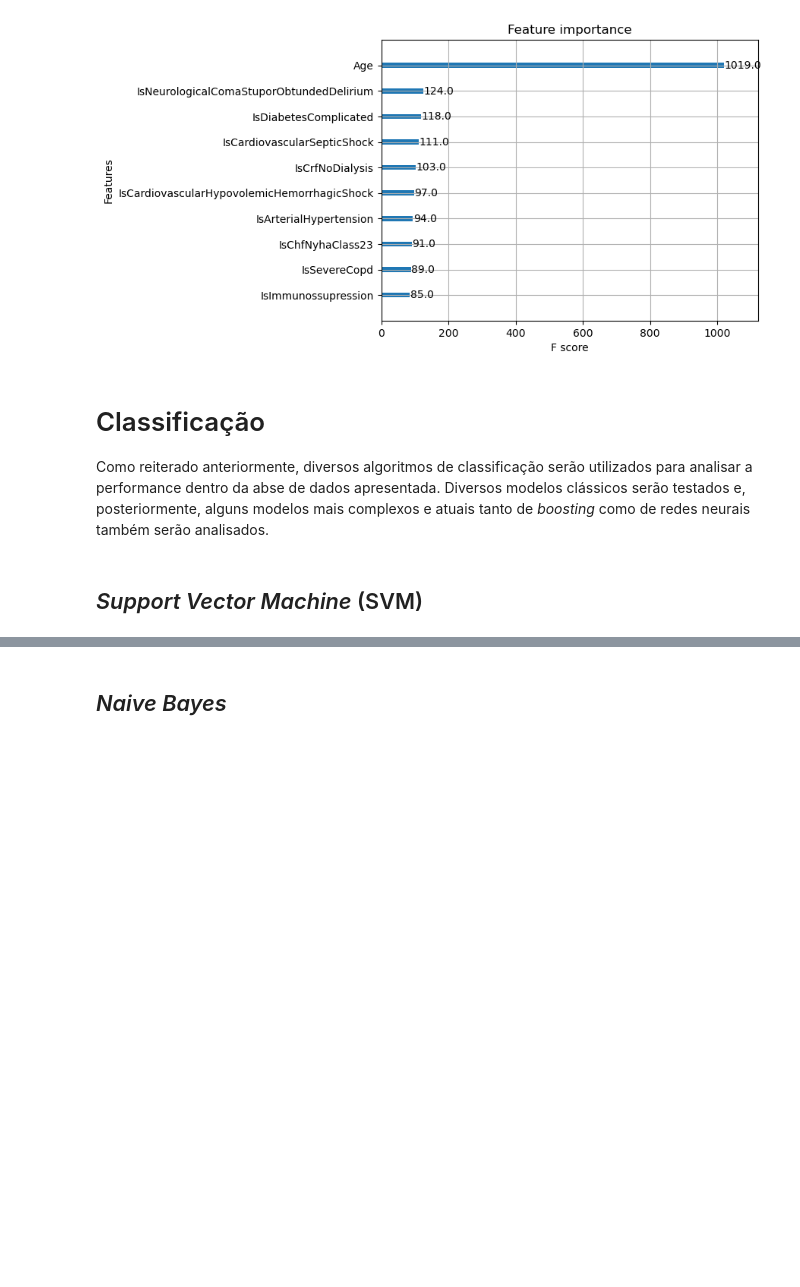
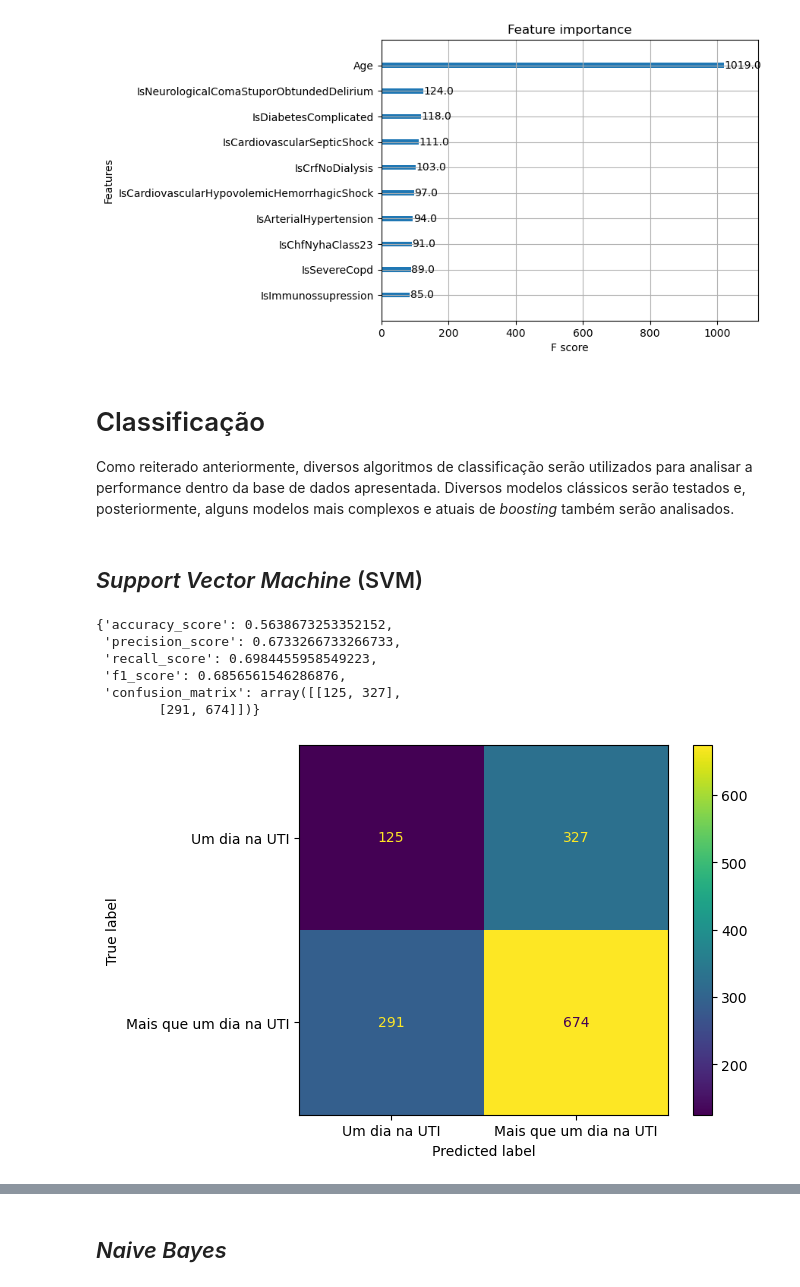
Before and after one commit to lframosferreira/ml-final-project, a Jupyter notebook: main.ipynb, the cells around one changed output, grey strips where cells are left out. Drawn from its saved outputs; the diff is of its cells as text; code cells hidden in the pictures; blank space fills up the shorter version.

```diff
--- a/main.ipynb
+++ b/main.ipynb
@@ -243,10 +253,23 @@ xgb.plot_importance(booster=model, max_num_features=10)
 # %% [markdown]
 # Classificação
 
-Como reiterado anteriormente, diversos algoritmos de classificação serão utilizados para analisar a performance dentro da abse de dados apresentada. Diversos modelos clássicos serão testados e, posteriormente, alguns modelos mais complexos e atuais tanto de _boosting_ como de redes neurais também serão analisados.
+Como reiterado anteriormente, diversos algoritmos de classificação serão utilizados para analisar a performance dentro da base de dados apresentada. Diversos modelos clássicos serão testados e, posteriormente, alguns modelos mais complexos e atuais de _boosting_ também serão analisados.
 # %%
 X_train, X_test, y_train, y_test = train_test_split(
     final_data, labels_classification, test_size=TEST_SIZE, random_state=RANDOM_STATE
 )
 # %% [markdown]
 ## _Support Vector Machine_ (SVM)
+# %%
+model = SVC(probability=True, kernel="sigmoid")
+model.fit(X_train, y_train)
+y_pred = model.predict(X_test)
+get_run_info(y_test, y_pred, plot_confusion_matrix=True)
+# %% [output]
+{'accuracy_score': 0.5638673253352152,
+ 'precision_score': 0.6733266733266733,
+ 'recall_score': 0.6984455958549223,
+ 'f1_score': 0.6856561546286876,
+ 'confusion_matrix': array([[125, 327],
+        [291, 674]])}
+[figure, added]
```
Also changed, not shown: parts of 15 cells of this notebook.
